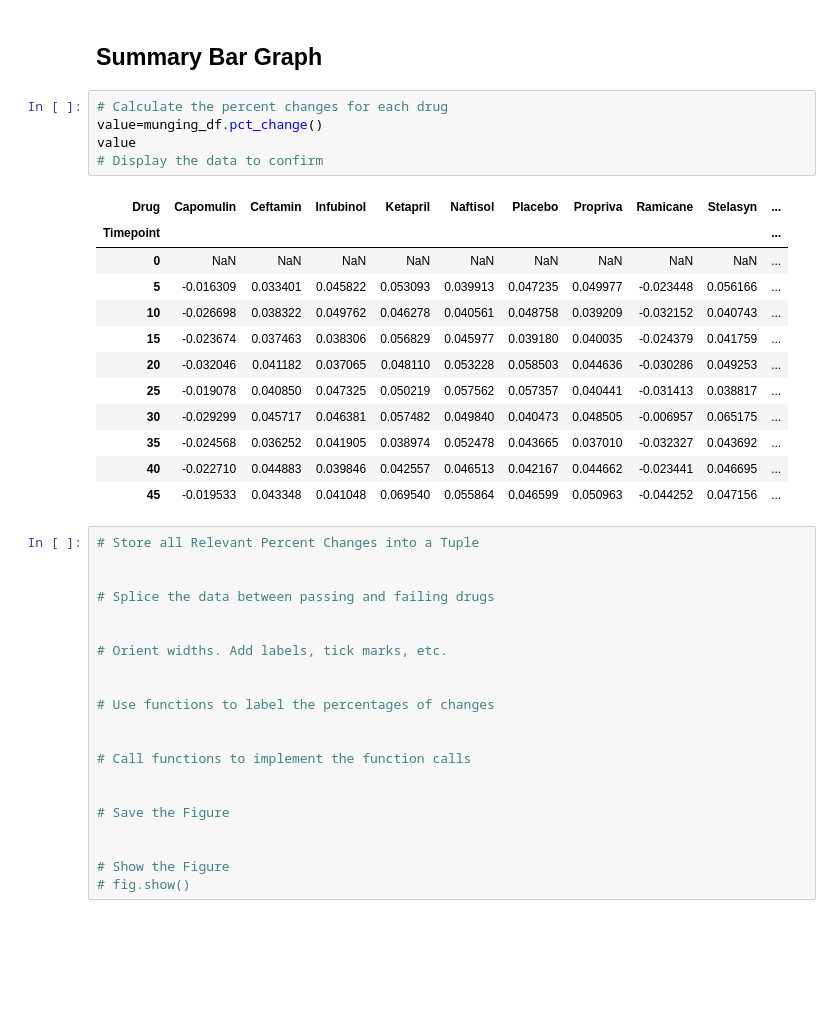
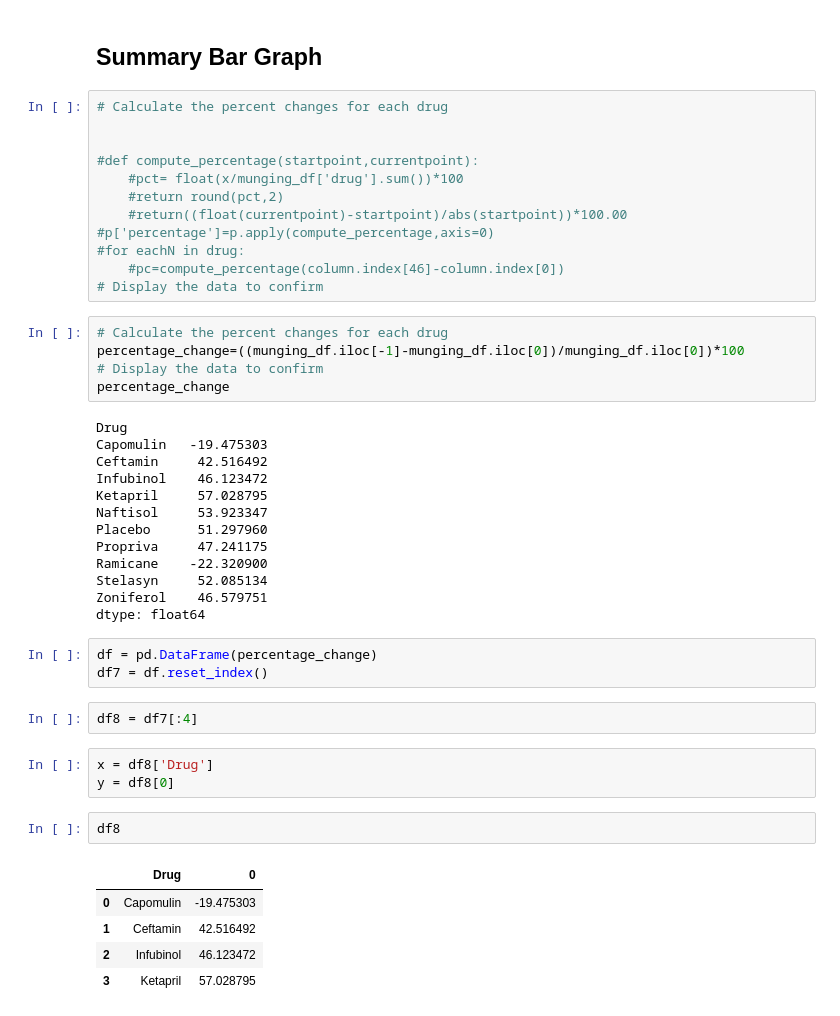
Before and after one commit to nilamroy2/Matplotlib-HomeWork, a Jupyter notebook: Homework/Matplotlib-HomeWork/Homework/Instructions/Pymaceuticals/pymaceuticals_starter-Copy1.ipynb, the cells around one changed output. Cells and saved outputs as stored; diff of their text form; blank space fills up the shorter version.

```diff
--- a/Homework/Matplotlib-HomeWork/Homework/Instructions/Pymaceuticals/pymaceuticals_starter-Copy1.ipynb
+++ b/Homework/Matplotlib-HomeWork/Homework/Instructions/Pymaceuticals/pymaceuticals_starter-Copy1.ipynb
@@ -268,41 +263,48 @@ plt.show()
 # %% [markdown]
 ## Summary Bar Graph
+# %%
+# Calculate the percent changes for each drug
+
+
+#def compute_percentage(startpoint,currentpoint):
+    #pct= float(x/munging_df['drug'].sum())*100
+    #return round(pct,2)
+    #return((float(currentpoint)-startpoint)/abs(startpoint))*100.00
+#p['percentage']=p.apply(compute_percentage,axis=0)
+#for eachN in drug:
+    #pc=compute_percentage(column.index[46]-column.index[0])
+# Display the data to confirm
 # %%
 # Calculate the percent changes for each drug
-value=munging_df.pct_change()
-value
+percentage_change=((munging_df.iloc[-1]-munging_df.iloc[0])/munging_df.iloc[0])*100
 # Display the data to confirm
+percentage_change
 # %% [output]
-| Drug | Capomulin | Ceftamin | Infubinol | Ketapril | Naftisol | Placebo | Propriva | Ramicane | Stelasyn | ... |
-| Timepoint |  |  |  |  |  |  |  |  |  | ... |
-| 0 | NaN | NaN | NaN | NaN | NaN | NaN | NaN | NaN | NaN | ... |
-| 5 | -0.016309 | 0.033401 | 0.045822 | 0.053093 | 0.039913 | 0.047235 | 0.049977 | -0.023448 | 0.056166 | ... |
-| 10 | -0.026698 | 0.038322 | 0.049762 | 0.046278 | 0.040561 | 0.048758 | 0.039209 | -0.032152 | 0.040743 | ... |
-| 15 | -0.023674 | 0.037463 | 0.038306 | 0.056829 | 0.045977 | 0.039180 | 0.040035 | -0.024379 | 0.041759 | ... |
-| 20 | -0.032046 | 0.041182 | 0.037065 | 0.048110 | 0.053228 | 0.058503 | 0.044636 | -0.030286 | 0.049253 | ... |
-| 25 | -0.019078 | 0.040850 | 0.047325 | 0.050219 | 0.057562 | 0.057357 | 0.040441 | -0.031413 | 0.038817 | ... |
-| 30 | -0.029299 | 0.045717 | 0.046381 | 0.057482 | 0.049840 | 0.040473 | 0.048505 | -0.006957 | 0.065175 | ... |
-| 35 | -0.024568 | 0.036252 | 0.041905 | 0.038974 | 0.052478 | 0.043665 | 0.037010 | -0.032327 | 0.043692 | ... |
-| 40 | -0.022710 | 0.044883 | 0.039846 | 0.042557 | 0.046513 | 0.042167 | 0.044662 | -0.023441 | 0.046695 | ... |
-| 45 | -0.019533 | 0.043348 | 0.041048 | 0.069540 | 0.055864 | 0.046599 | 0.050963 | -0.044252 | 0.047156 | ... |
+Drug
+Capomulin   -19.475303
+Ceftamin     42.516492
+Infubinol    46.123472
+Ketapril     57.028795
+Naftisol     53.923347
+Placebo      51.297960
+Propriva     47.241175
+Ramicane    -22.320900
+Stelasyn     52.085134
+Zoniferol    46.579751
+dtype: float64
-# %%
-# Store all Relevant Percent Changes into a Tuple
-
-
-# Splice the data between passing and failing drugs
-
-
-# Orient widths. Add labels, tick marks, etc.
-
-
-# Use functions to label the percentages of changes
-
-
-# Call functions to implement the function calls
-
-
-# Save the Figure
-
-
-# Show the Figure
-# fig.show()
+# %%
+df = pd.DataFrame(percentage_change)
+df7 = df.reset_index()
+# %%
+df8 = df7[:4]
+# %%
+x = df8['Drug']
+y = df8[0]
+# %%
+df8
+# %% [output]
+|  | Drug | 0 |
+| 0 | Capomulin | -19.475303 |
+| 1 | Ceftamin | 42.516492 |
+| 2 | Infubinol | 46.123472 |
+| 3 | Ketapril | 57.028795 |
```
Also changed, not shown: parts of 5 cells of this notebook, 2 other files.
